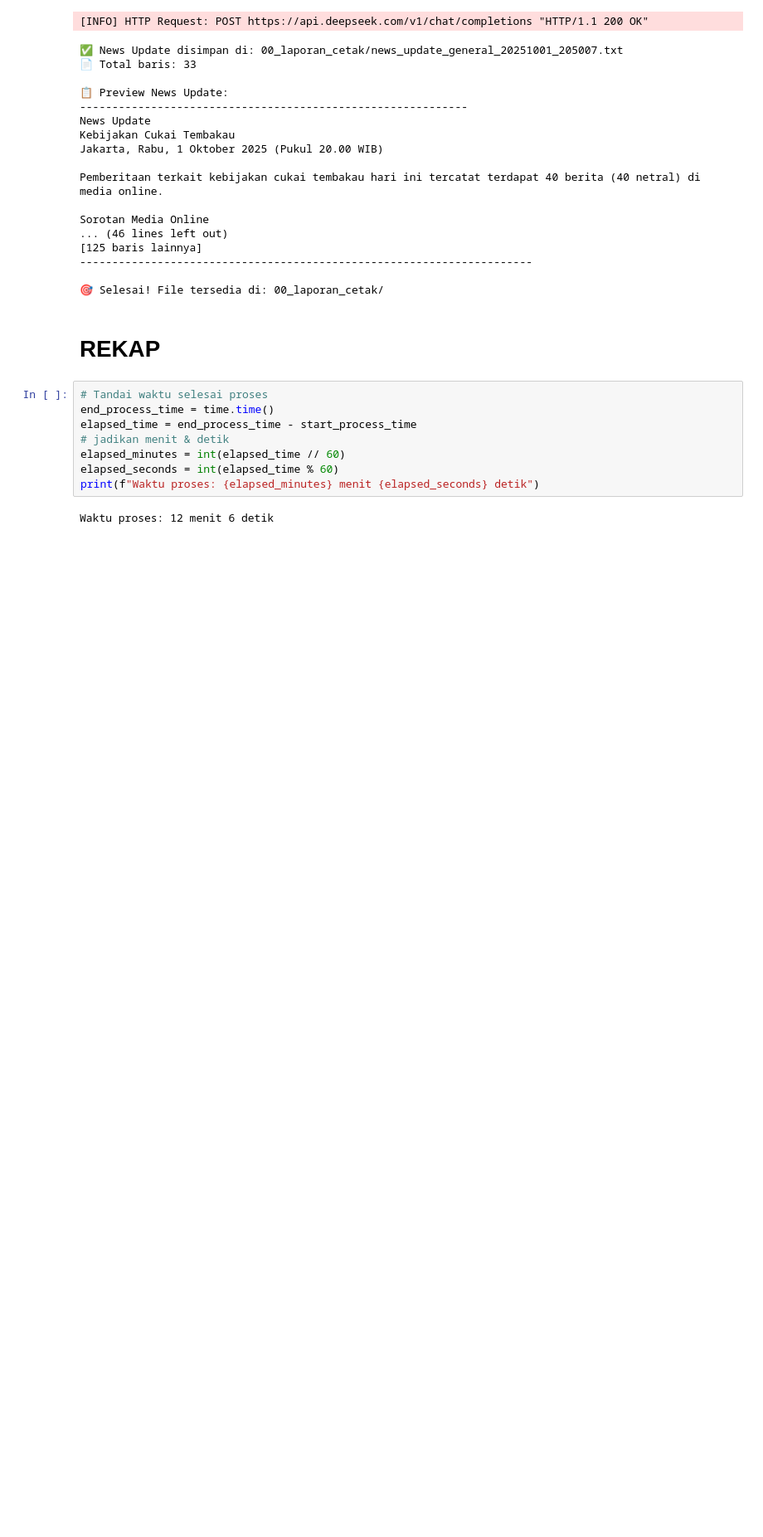
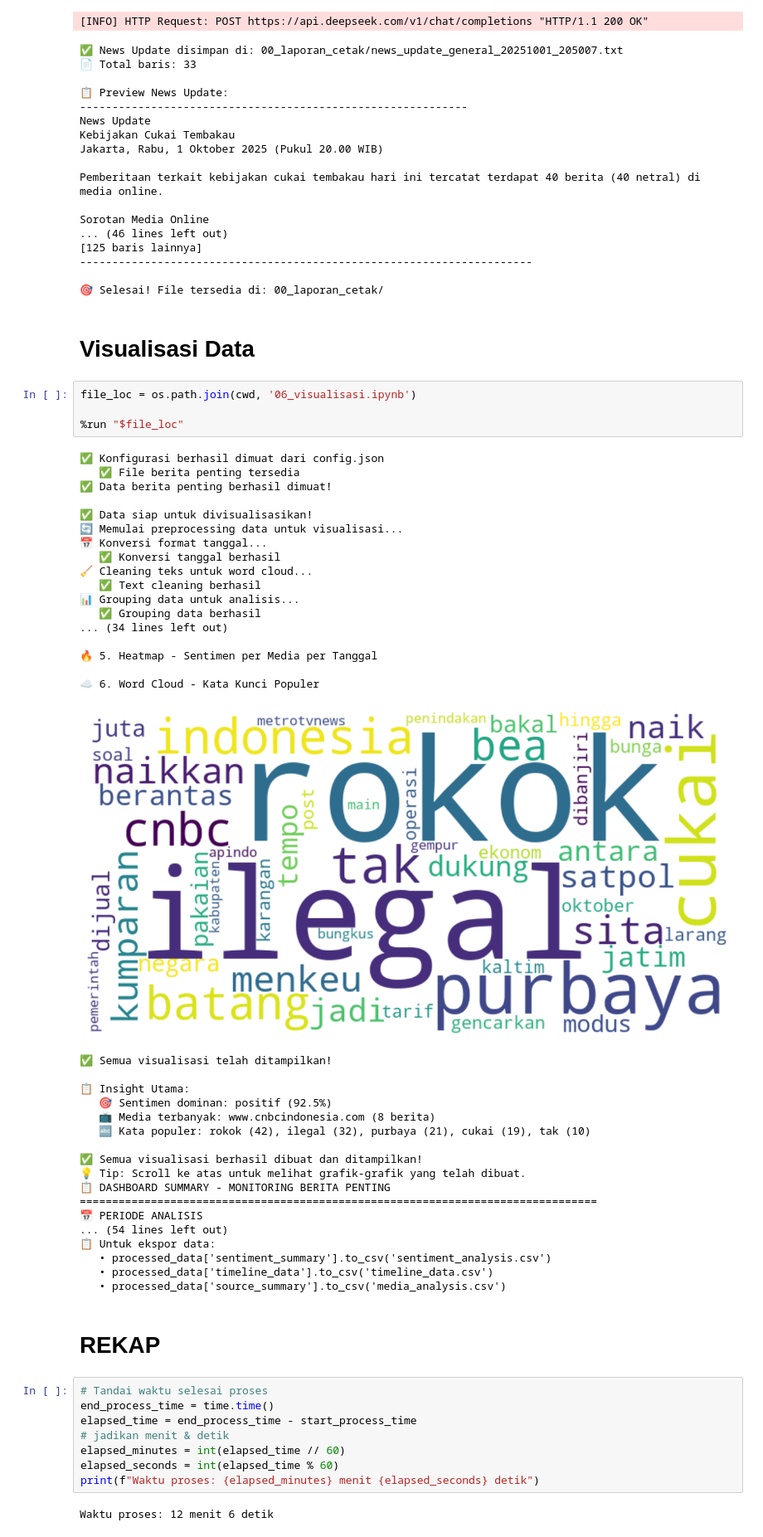
Before and after one commit to ysurya13/monitoring-berita, a Jupyter notebook: 00_main_program.ipynb, the cells around one changed output. Shown at 83% size. Saved outputs shown, nothing was run; the diff lists cells and outputs as text; blank space fills up the shorter version.

Commit message:
Penambahan visualisasi selesai.

```diff
--- a/00_main_program.ipynb
+++ b/00_main_program.ipynb
@@ -287,6 +287,48 @@ Sorotan Media Online
 ----------------------------------------------------------------------
 
 🎯 Selesai! File tersedia di: 00_laporan_cetak/
+# %% [markdown]
+# Visualisasi Data
+# %%
+file_loc = os.path.join(cwd, '06_visualisasi.ipynb')
+
+%run "$file_loc"
+# %% [output]
+✅ Konfigurasi berhasil dimuat dari config.json
+   ✅ File berita penting tersedia
+✅ Data berita penting berhasil dimuat!
+
+✅ Data siap untuk divisualisasikan!
+🔄 Memulai preprocessing data untuk visualisasi...
+📅 Konversi format tanggal...
+   ✅ Konversi tanggal berhasil
+🧹 Cleaning teks untuk word cloud...
+   ✅ Text cleaning berhasil
+📊 Grouping data untuk analisis...
+   ✅ Grouping data berhasil
+... (34 lines left out)
+
+🔥 5. Heatmap - Sentimen per Media per Tanggal
+
+☁️ 6. Word Cloud - Kata Kunci Populer
+[figure, added]
+✅ Semua visualisasi telah ditampilkan!
+
+📋 Insight Utama:
+   🎯 Sentimen dominan: positif (92.5%)
+   📺 Media terbanyak: www.cnbcindonesia.com (8 berita)
+   🔤 Kata populer: rokok (42), ilegal (32), purbaya (21), cukai (19), tak (10)
+
+✅ Semua visualisasi berhasil dibuat dan ditampilkan!
+💡 Tip: Scroll ke atas untuk melihat grafik-grafik yang telah dibuat.
+📋 DASHBOARD SUMMARY - MONITORING BERITA PENTING
+================================================================================
+📅 PERIODE ANALISIS
+... (54 lines left out)
+📋 Untuk ekspor data:
+   • processed_data['sentiment_summary'].to_csv('sentiment_analysis.csv')
+   • processed_data['timeline_data'].to_csv('timeline_data.csv')
+   • processed_data['source_summary'].to_csv('media_analysis.csv')
 # %% [markdown]
 # REKAP
 # %%
```
Also changed, not shown: 2 other files.
